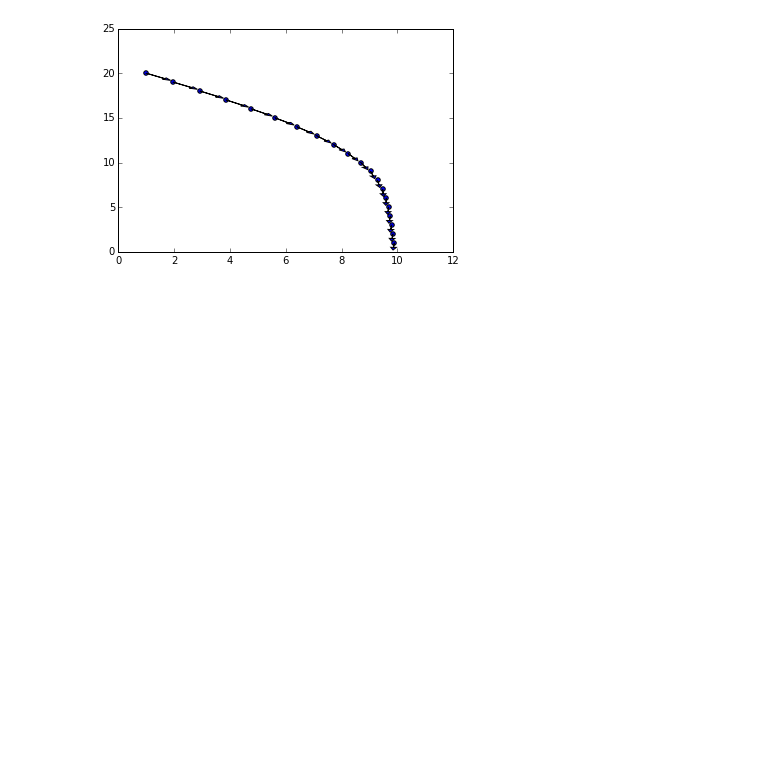
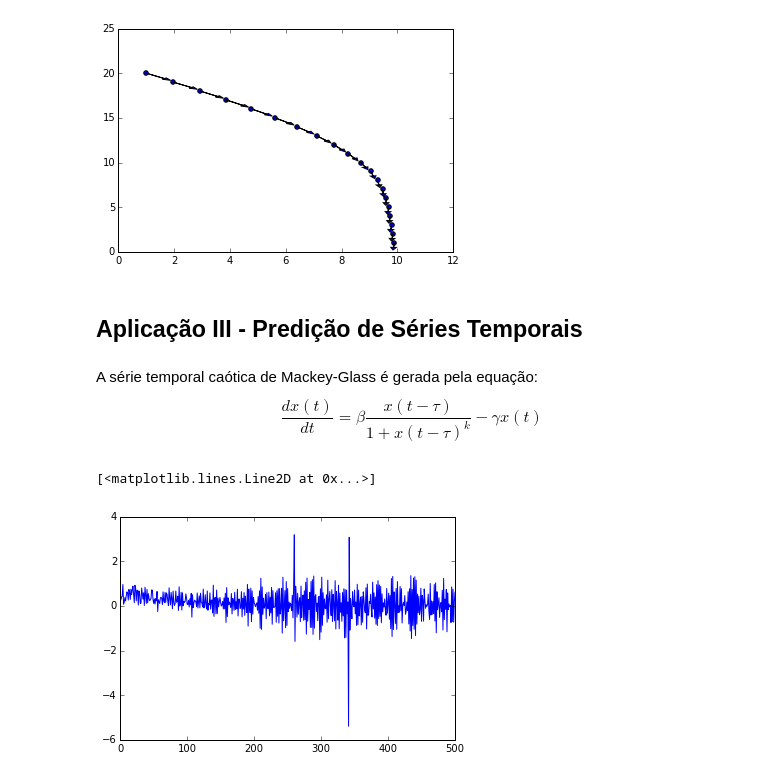
Before and after one commit to petroniocandido/LearningFuzzyRulesFromExamples, a Jupyter notebook: Mineração de Regras.ipynb, the cells around one changed output. Saved outputs shown, nothing was run; the diff lists cells and outputs as text; code cells hidden in the pictures; blank space fills up the shorter version.

Commit message:
Finalizando a parte de séries temporais

```diff
--- a/Mineração de Regras.ipynb
+++ b/Mineração de Regras.ipynb
@@ -546,3 +573,22 @@ scatter(x,y)
 # %% [output]
 <matplotlib.collections.PathCollection at 0x...>
 [figure]
+# %% [markdown]
+## Aplicação III - Predição de Séries Temporais
+# %% [markdown]
+A série temporal caótica de Mackey-Glass é gerada pela equação:
+$$
+\frac{dx(t)}{dt} = \beta\frac{ x(t - \tau)}{1 + x(t - \tau)^k} - \gamma x(t)
+$$
+# %%
+def mackey_glass_ts(n,tau, beta, gamma,k):
+    xret = [rnd.random() for k in range(tau)]
+    for t in range(tau-1,n):
+        xret.append( beta*((xret[t - tau]) / (1 + math.pow(xret[t - tau],k))) - gamma*xret[t] )
+    return xret
+# %%
+ts = mackey_glass_ts(500,50,0.9,0.5,10)
+plot(ts)
+# %% [output]
+[<matplotlib.lines.Line2D at 0x...>]
+[figure, added]
```
Also changed, not shown: parts of 13 cells of this notebook, 1 other file.
